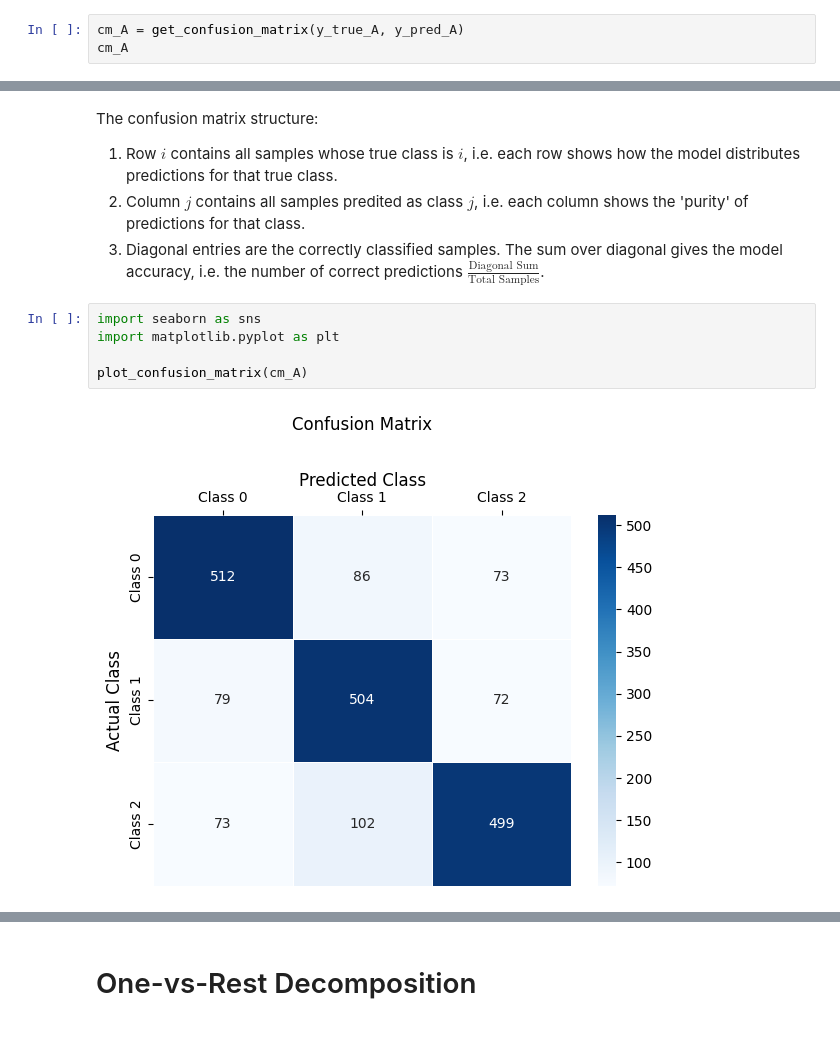
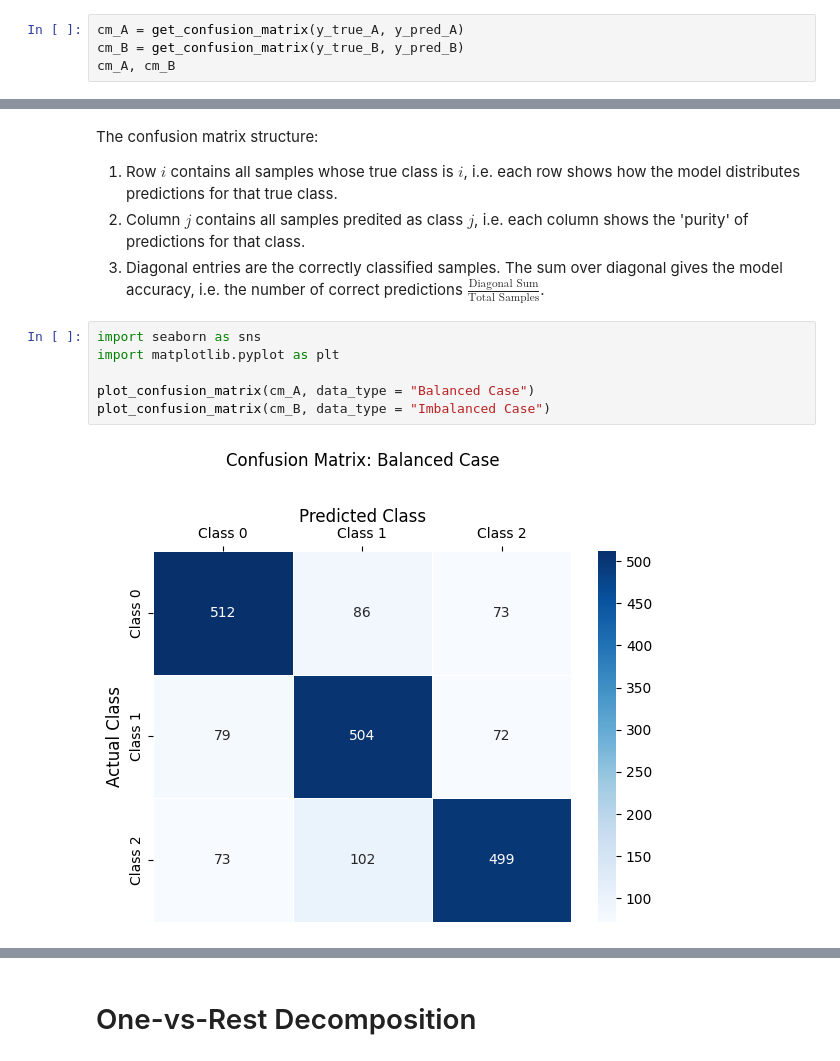
Before and after one commit to wegolletz/Machine-Learning, a Jupyter notebook: notebooks/02_confusion_matrix.ipynb, the cells around one changed output, grey strips where cells are left out. Drawn from its saved outputs; the diff is of its cells as text.

Commit message:
confudion matrix updated

```diff
--- a/notebooks/02_confusion_matrix.ipynb
+++ b/notebooks/02_confusion_matrix.ipynb
@@ -130,5 +130,6 @@ Now, we are going from synthetic dataset to confusion matrix. So far, we generat
 The confusion matrix is the empirical estimate of the joint distribution $P(\hat{Y},Y)$. scaled by sample size.
 # %%
 cm_A = get_confusion_matrix(y_true_A, y_pred_A)
-cm_A
+cm_B = get_confusion_matrix(y_true_B, y_pred_B)
+cm_A, cm_B
 # %% [output]
@@ -143,7 +147,8 @@ The confusion matrix structure:
 # %%
 import seaborn as sns
 import matplotlib.pyplot as plt
 
-plot_confusion_matrix(cm_A)
+plot_confusion_matrix(cm_A, data_type = "Balanced Case")
+plot_confusion_matrix(cm_B, data_type = "Imbalanced Case")
 # %% [output]
-[figure, old version]
+[figure, new version]
```
Also changed, not shown: parts of 8 cells of this notebook, 1 other file.
